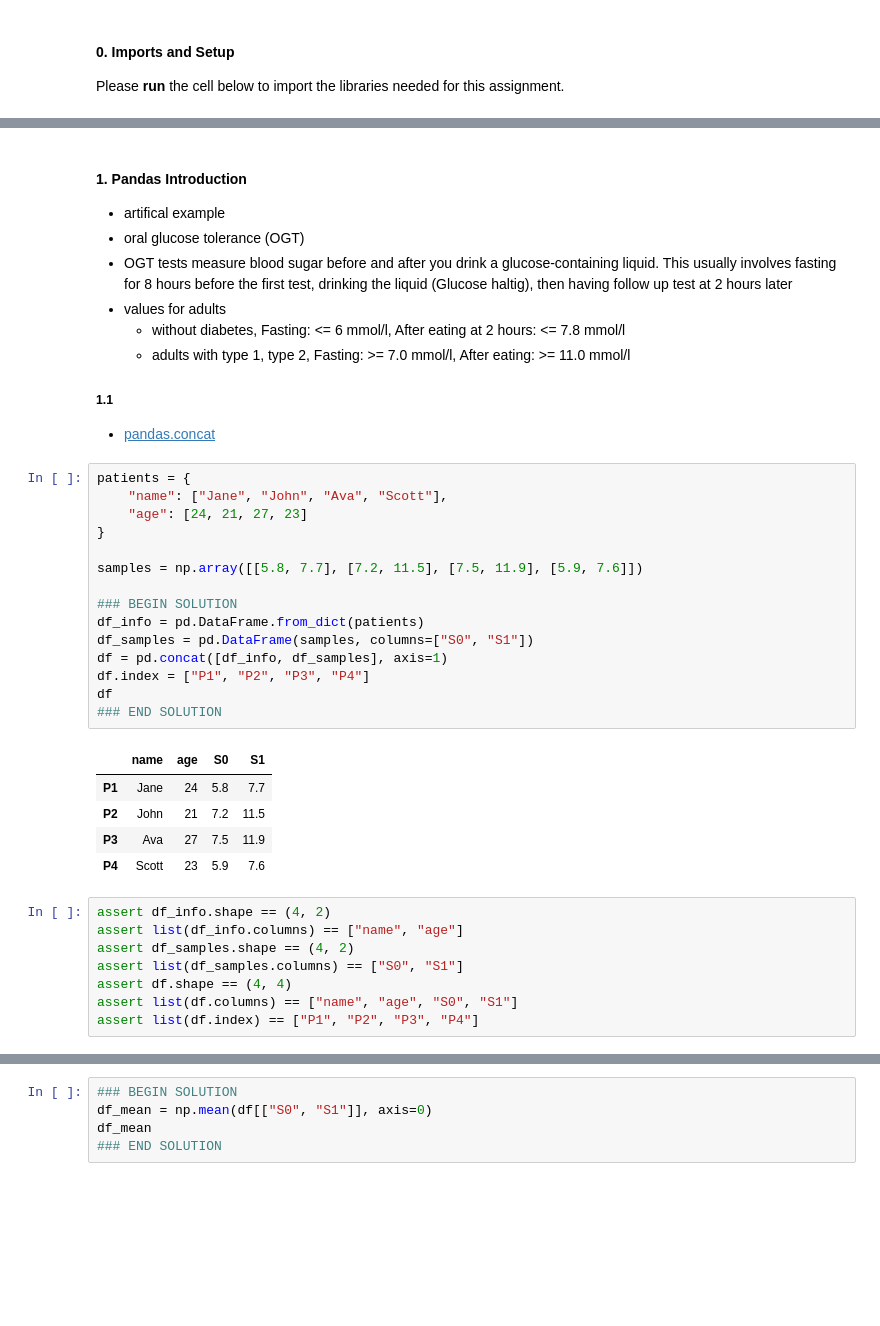
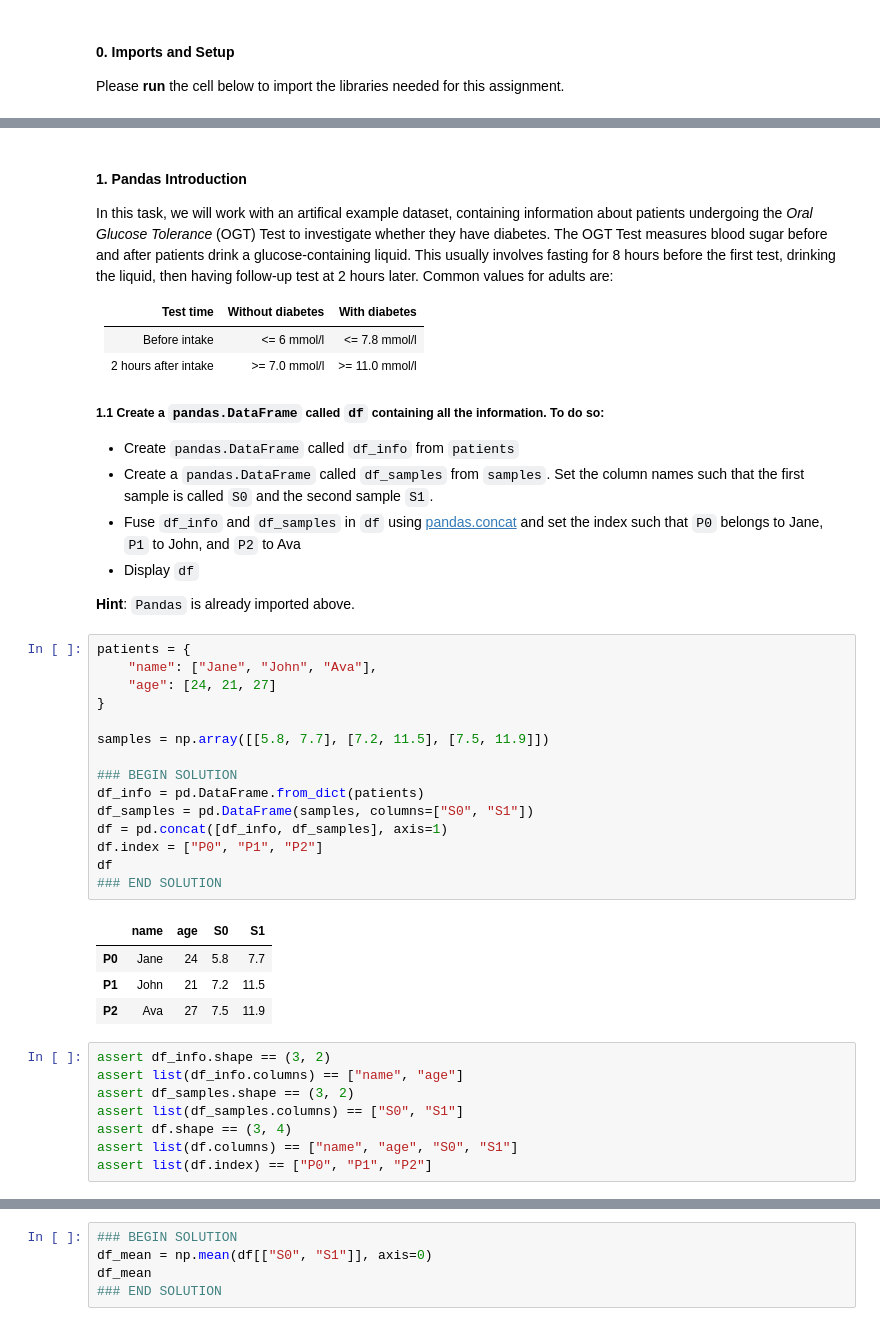
Before and after one commit to digikolleg-data-science-psychology/ads_exercise, a Jupyter notebook: course_directory/ads_exercise/source/07_pandas/07_pandas.ipynb, the cells around one changed output, grey strips where cells are left out. Drawn from its saved outputs; the diff is of its cells as text; blank space fills up the shorter version.

```diff
--- a/course_directory/ads_exercise/source/07_pandas/07_pandas.ipynb
+++ b/course_directory/ads_exercise/source/07_pandas/07_pandas.ipynb
@@ -63,42 +64,45 @@ Requirement already satisfied: certifi>=2017.4.17 in c:\users\marie\appdata\loca
 [notice] To update, run: python.exe -m pip install --upgrade pip
 # %% [markdown]
 #### 1. Pandas Introduction
-* artifical example
-* oral glucose tolerance (OGT)
-* OGT tests measure blood sugar before and after you drink a glucose-containing liquid. This usually involves fasting for 8 hours before the first test, drinking the liquid (Glucose haltig), then having follow up test at 2 hours later
-* values for adults
-    * without diabetes, Fasting: <= 6 mmol/l, After eating at 2 hours: <= 7.8 mmol/l
-    * adults with type 1, type 2, Fasting: >= 7.0 mmol/l, After eating: >= 11.0 mmol/l
+In this task, we will work with an artifical example dataset, containing information about patients undergoing the *Oral Glucose Tolerance* (OGT) Test to investigate whether they have diabetes. The OGT Test measures blood sugar before and after patients drink a glucose-containing liquid. This usually involves fasting for 8 hours before the first test, drinking the liquid, then having follow-up test at 2 hours later. Common values for adults are:
 
+| Test time | Without diabetes | With diabetes |
+| :- | :-: | :- |
+| Before intake | <= 6 mmol/l | <= 7.8 mmol/l |
+| 2 hours after intake | >= 7.0 mmol/l | >= 11.0 mmol/l|
 
-##### 1.1
-* [pandas.concat](https://pandas.pydata.org/docs/reference/api/pandas.concat.html)
+##### 1.1 Create a ``pandas.DataFrame`` called ``df`` containing all the information. To do so:
+* Create ``pandas.DataFrame`` called ``df_info`` from ``patients``
+* Create a ``pandas.DataFrame`` called ``df_samples`` from ``samples``. Set the column names such that the first sample is called ``S0`` and the second sample ``S1``.
+* Fuse ``df_info`` and ``df_samples`` in ``df`` using [pandas.concat](https://pandas.pydata.org/docs/reference/api/pandas.concat.html) and set the index such that ``P0`` belongs to Jane, ``P1`` to John, and ``P2`` to Ava
+* Display ``df``
+
+**Hint**: ``Pandas`` is already imported above.
 # %%
 patients = {
-    "name": ["Jane", "John", "Ava", "Scott"],
-    "age": [24, 21, 27, 23]
+    "name": ["Jane", "John", "Ava"],
+    "age": [24, 21, 27]
 }
 
-samples = np.array([[5.8, 7.7], [7.2, 11.5], [7.5, 11.9], [5.9, 7.6]])
+samples = np.array([[5.8, 7.7], [7.2, 11.5], [7.5, 11.9]])
 
 ### BEGIN SOLUTION
 df_info = pd.DataFrame.from_dict(patients)
 df_samples = pd.DataFrame(samples, columns=["S0", "S1"])
 df = pd.concat([df_info, df_samples], axis=1)
-df.index = ["P1", "P2", "P3", "P4"]
+df.index = ["P0", "P1", "P2"]
 df
 ### END SOLUTION
 # %% [output]
 |  | name | age | S0 | S1 |
-| P1 | Jane | 24 | 5.8 | 7.7 |
-| P2 | John | 21 | 7.2 | 11.5 |
-| P3 | Ava | 27 | 7.5 | 11.9 |
-| P4 | Scott | 23 | 5.9 | 7.6 |
+| P0 | Jane | 24 | 5.8 | 7.7 |
+| P1 | John | 21 | 7.2 | 11.5 |
+| P2 | Ava | 27 | 7.5 | 11.9 |
 # %%
-assert df_info.shape == (4, 2)
+assert df_info.shape == (3, 2)
 assert list(df_info.columns) == ["name", "age"]
-assert df_samples.shape == (4, 2)
+assert df_samples.shape == (3, 2)
 assert list(df_samples.columns) == ["S0", "S1"]
-assert df.shape == (4, 4)
+assert df.shape == (3, 4)
 assert list(df.columns) == ["name", "age", "S0", "S1"]
-assert list(df.index) == ["P1", "P2", "P3", "P4"]
+assert list(df.index) == ["P0", "P1", "P2"]
```
Also changed, not shown: parts of 36 cells of this notebook.
